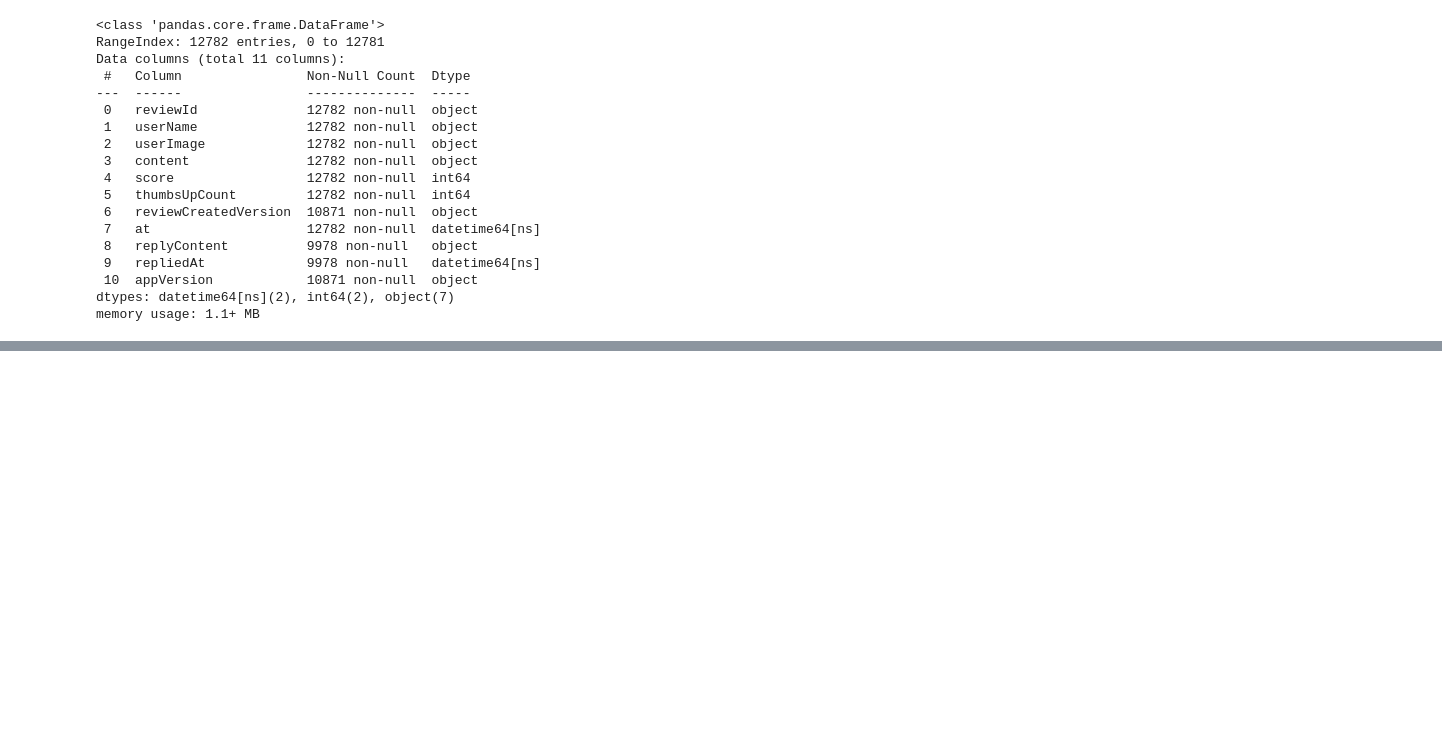
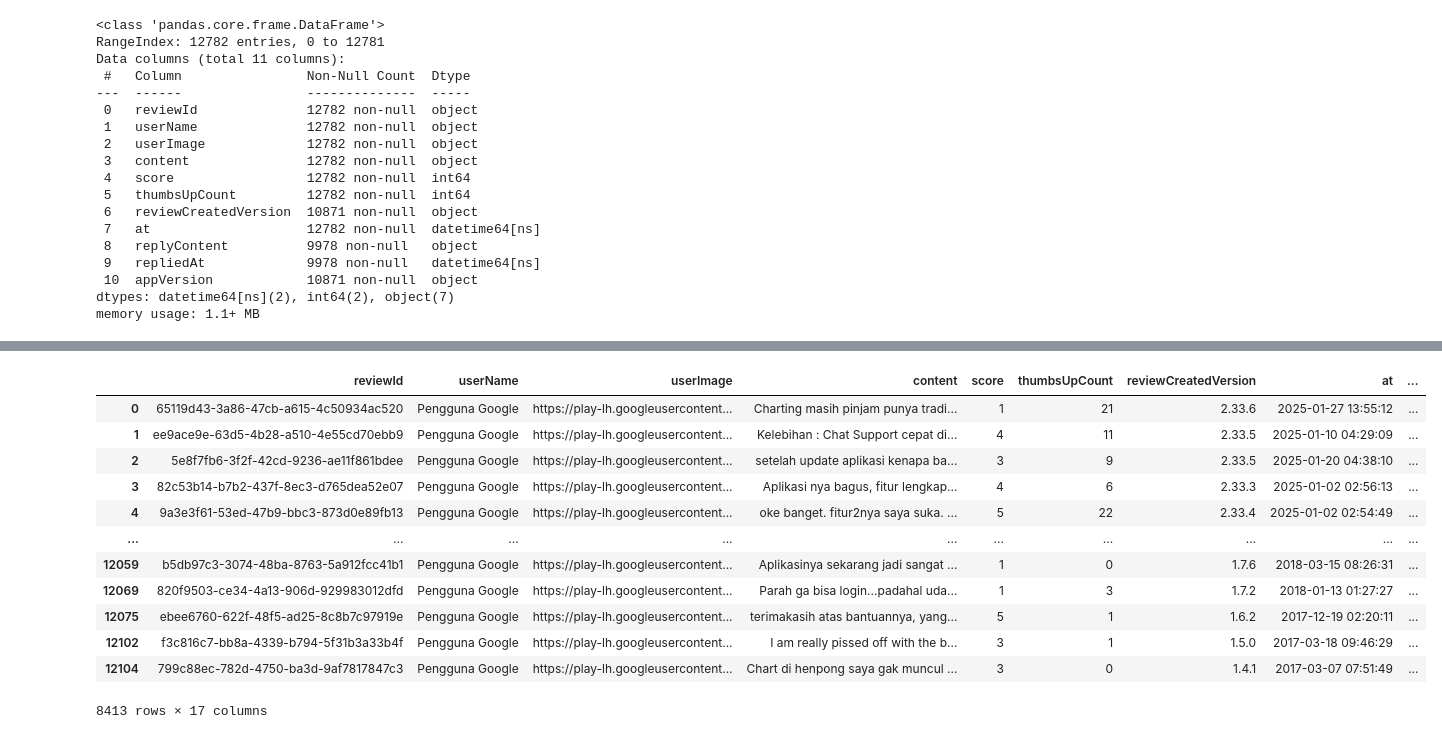
Before and after one commit to DhavaAdePratama/AnalisisSentimenStockbit, a Jupyter notebook: AnalisisSentimenStockbit.ipynb, the cells around one changed output, grey strips where cells are left out. Saved outputs shown, nothing was run; the diff lists cells and outputs as text; code cells hidden in the pictures; blank space fills up the shorter version.

```diff
--- a/AnalisisSentimenStockbit.ipynb
+++ b/AnalisisSentimenStockbit.ipynb
@@ -119,0 +201,14 @@ memory usage: 1.1+ MB
+# %%
+slangwords = {"@": "di", "abis": "habis", "wtb": "beli", "masi": "masih", "wts": "jual", "wtt": "tukar", "bgt": "banget", "maks": "maksimal"}
+def fix_slangwords(text):
+    words = text.split()
+    fixed_words = []
+
+    for word in words:
+        if word.lower() in slangwords:
+            fixed_words.append(slangwords[word.lower()])
+        else:
+            fixed_words.append(word)
+
+    fixed_text = ' '.join(fixed_words)
+    return fixed_text
@@ -119,0 +255,16 @@ memory usage: 1.1+ MB
+# %%
+clean_df
+# %% [output]
+|  | reviewId | userName | userImage | content | score | thumbsUpCount | reviewCreatedVersion | at | ... |
+| 0 | 65119d43-3a86-47cb-a615-4c50934ac520 | Pengguna Google | https://play-lh.googleusercontent... | Charting masih pinjam punya tradi... | 1 | 21 | 2.33.6 | 2025-01-27 13:55:12 | ... |
+| 1 | ee9ace9e-63d5-4b28-a510-4e55cd70ebb9 | Pengguna Google | https://play-lh.googleusercontent... | Kelebihan : Chat Support cepat di... | 4 | 11 | 2.33.5 | 2025-01-10 04:29:09 | ... |
+| 2 | 5e8f7fb6-3f2f-42cd-9236-ae11f861bdee | Pengguna Google | https://play-lh.googleusercontent... | setelah update aplikasi kenapa ba... | 3 | 9 | 2.33.5 | 2025-01-20 04:38:10 | ... |
+| 3 | 82c53b14-b7b2-437f-8ec3-d765dea52e07 | Pengguna Google | https://play-lh.googleusercontent... | Aplikasi nya bagus, fitur lengkap... | 4 | 6 | 2.33.3 | 2025-01-02 02:56:13 | ... |
+| 4 | 9a3e3f61-53ed-47b9-bbc3-873d0e89fb13 | Pengguna Google | https://play-lh.googleusercontent... | oke banget. fitur2nya saya suka. ... | 5 | 22 | 2.33.4 | 2025-01-02 02:54:49 | ... |
+| ... | ... | ... | ... | ... | ... | ... | ... | ... | ... |
+| 12059 | b5db97c3-3074-48ba-8763-5a912fcc41b1 | Pengguna Google | https://play-lh.googleusercontent... | Aplikasinya sekarang jadi sangat ... | 1 | 0 | 1.7.6 | 2018-03-15 08:26:31 | ... |
+| 12069 | 820f9503-ce34-4a13-906d-929983012dfd | Pengguna Google | https://play-lh.googleusercontent... | Parah ga bisa login...padahal uda... | 1 | 3 | 1.7.2 | 2018-01-13 01:27:27 | ... |
+| 12075 | ebee6760-622f-48f5-ad25-8c8b7c97919e | Pengguna Google | https://play-lh.googleusercontent... | terimakasih atas bantuannya, yang... | 5 | 1 | 1.6.2 | 2017-12-19 02:20:11 | ... |
+| 12102 | f3c816c7-bb8a-4339-b794-5f31b3a33b4f | Pengguna Google | https://play-lh.googleusercontent... | I am really pissed off with the b... | 3 | 1 | 1.5.0 | 2017-03-18 09:46:29 | ... |
+| 12104 | 799c88ec-782d-4750-ba3d-9af7817847c3 | Pengguna Google | https://play-lh.googleusercontent... | Chart di henpong saya gak muncul ... | 3 | 0 | 1.4.1 | 2017-03-07 07:51:49 | ... |
+8413 rows × 17 columns
```
Also changed, not shown: parts of 9 cells of this notebook.
